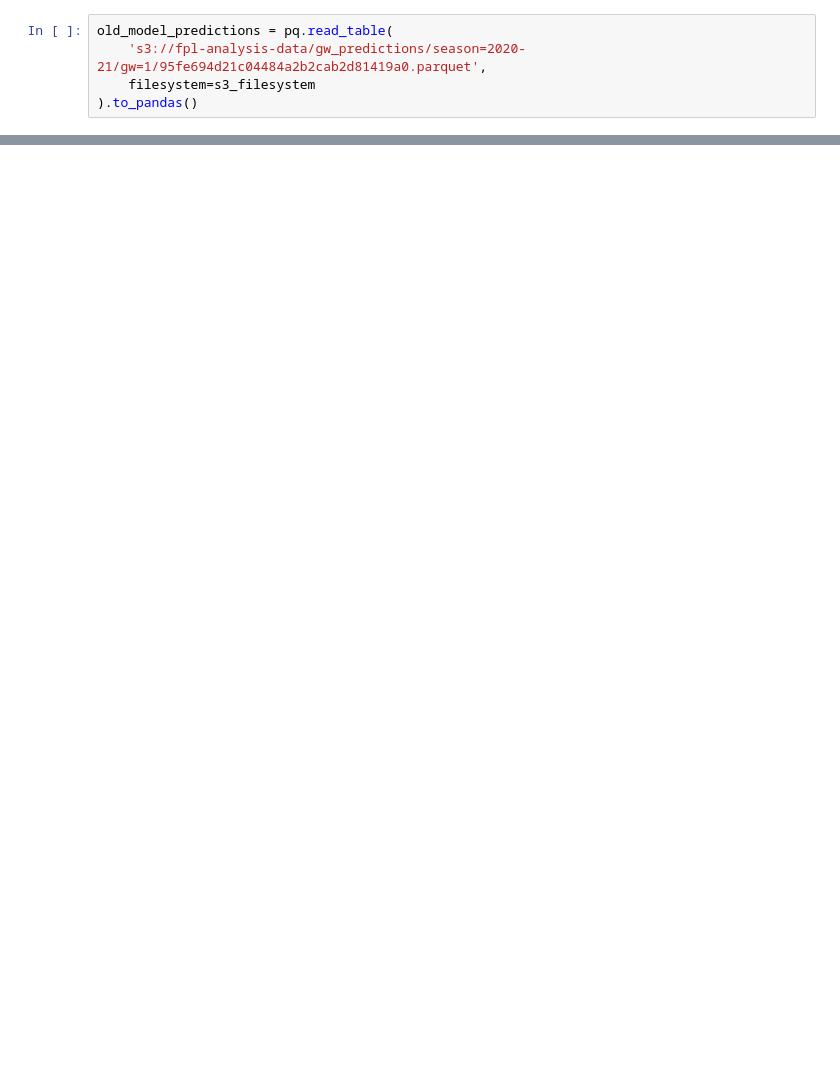
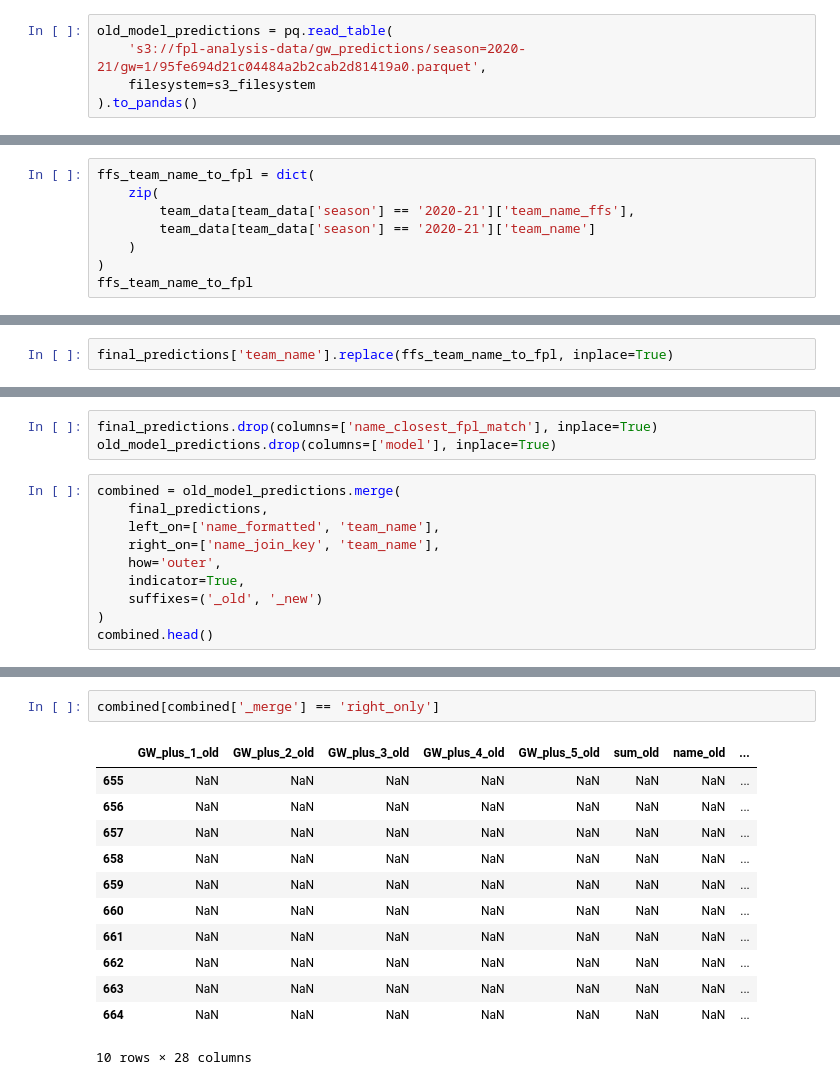
Before and after one commit to stevieg3/fpl-analysis, a Jupyter notebook: notebooks/DeepFantasyFootball/14. 2020-21 gameweek 1 predictions.ipynb, the cells around one changed output, grey strips where cells are left out. Saved outputs shown, nothing was run; the diff lists cells and outputs as text; blank space fills up the shorter version.

Commit message:
Updated interface to use both models and consolidate predictions

```diff
--- a/notebooks/DeepFantasyFootball/14. 2020-21 gameweek 1 predictions.ipynb
+++ b/notebooks/DeepFantasyFootball/14. 2020-21 gameweek 1 predictions.ipynb
@@ -157,0 +267,8 @@ old_model_predictions.head(20)
+# %%
+ffs_team_name_to_fpl = dict(
+    zip(
+        team_data[team_data['season'] == '2020-21']['team_name_ffs'],
+        team_data[team_data['season'] == '2020-21']['team_name']
+    )
+)
+ffs_team_name_to_fpl
@@ -157,0 +296,2 @@ old_model_predictions.head(20)
+# %%
+final_predictions['team_name'].replace(ffs_team_name_to_fpl, inplace=True)
@@ -157,0 +306,13 @@ old_model_predictions.head(20)
+# %%
+final_predictions.drop(columns=['name_closest_fpl_match'], inplace=True)
+old_model_predictions.drop(columns=['model'], inplace=True)
+# %%
+combined = old_model_predictions.merge(
+    final_predictions,
+    left_on=['name_formatted', 'team_name'],
+    right_on=['name_join_key', 'team_name'],
+    how='outer',
+    indicator=True,
+    suffixes=('_old', '_new')
+)
+combined.head()
@@ -157,0 +334,15 @@ old_model_predictions.head(20)
+# %%
+combined[combined['_merge'] == 'right_only']
+# %% [output]
+|  | GW_plus_1_old | GW_plus_2_old | GW_plus_3_old | GW_plus_4_old | GW_plus_5_old | sum_old | name_old | ... |
+| 655 | NaN | NaN | NaN | NaN | NaN | NaN | NaN | ... |
+| 656 | NaN | NaN | NaN | NaN | NaN | NaN | NaN | ... |
+| 657 | NaN | NaN | NaN | NaN | NaN | NaN | NaN | ... |
+| 658 | NaN | NaN | NaN | NaN | NaN | NaN | NaN | ... |
+| 659 | NaN | NaN | NaN | NaN | NaN | NaN | NaN | ... |
+| 660 | NaN | NaN | NaN | NaN | NaN | NaN | NaN | ... |
+| 661 | NaN | NaN | NaN | NaN | NaN | NaN | NaN | ... |
+| 662 | NaN | NaN | NaN | NaN | NaN | NaN | NaN | ... |
+| 663 | NaN | NaN | NaN | NaN | NaN | NaN | NaN | ... |
+| 664 | NaN | NaN | NaN | NaN | NaN | NaN | NaN | ... |
+10 rows × 28 columns
```
Also changed, not shown: parts of 46 cells of this notebook, 3 other files.
